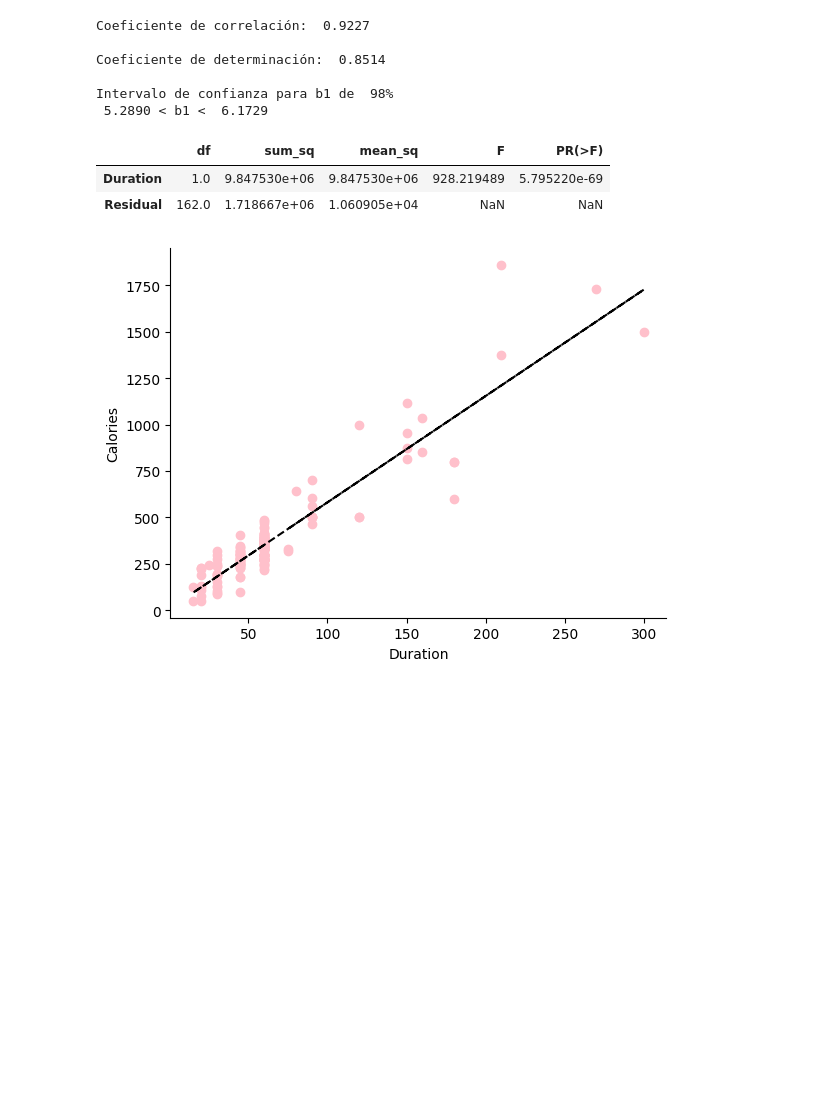
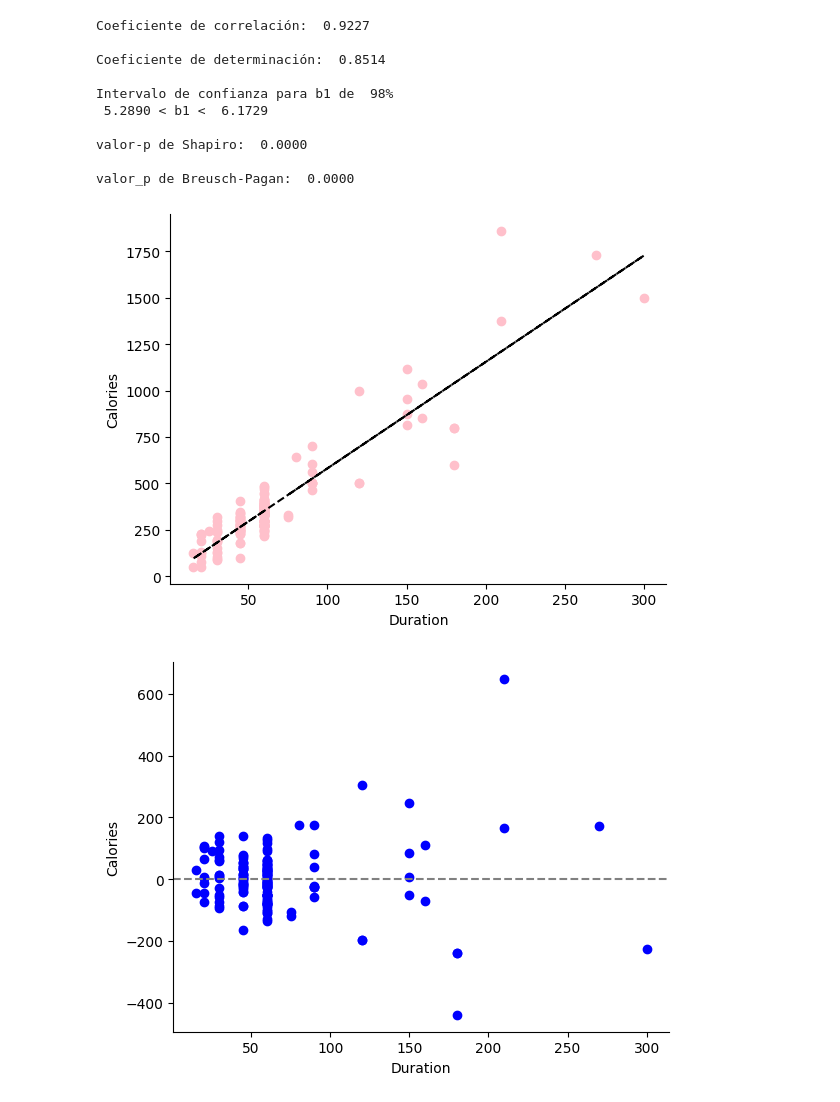
Before and after one commit to Aleman2202/Estadistica-Inferenical-II, a Jupyter notebook: Examen_Practico_Unidad1.ipynb, the cells around one changed output. Cells and saved outputs as stored; diff of their text form; code cells hidden in the pictures; blank space fills up the shorter version.

```diff
--- a/Examen_Practico_Unidad1.ipynb
+++ b/Examen_Practico_Unidad1.ipynb
@@ -1,5 +1,5 @@
 # %%
-#Alemán López Luis Fernando 23150266
+#Aleman Lopez Luis Fernando 23150266
 
 import numpy as np
 import pandas as pd
@@ -41,33 +41,53 @@ print(f'Coeficiente de determinación: {r ** 2: 0.4f}\n')
 
 # Interpretacion de resultados:
 # El coeficiente de correlación con un valor de 0.9227 nos indica que la relación entre las 2 variables es altamente positiva, ya que cuando una aumenta la otra lo hace también.
 
 # El coeficiente de determinación de 0.8514 nos muestra que el 85.14% de la variabilidad de la variable dependiente se debe a su estrecha relación con la variable independiente
 
 nivel_de_confianza = 0.98
 intervalo_de_confianza = modelo.conf_int(alpha = 1 - nivel_de_confianza)
 intervalo_de_confianza_b1 = intervalo_de_confianza.iloc[1]
 print(f'Intervalo de confianza para b1 de {nivel_de_confianza: 0.0%}')
 print(f'{intervalo_de_confianza_b1[0]: 0.4f} < b1 < {intervalo_de_confianza_b1[1]: 0.4f}\n')
 
 
 
 from statsmodels.formula.api import ols
 # Y ~ X
 modelo_2 = ols('Calories ~ Duration', data = df).fit()
 tabla_anova = sm.stats.anova_lm(modelo_2)
 tabla_anova
 
+residuales = modelo.resid
+plt.figure()
+plt.scatter(X, residuales, color = 'blue')
+plt.xlabel('Duration')
+plt.ylabel('Calories')
+ax = plt.gca()
+ax.spines['top'].set_visible(False)
+ax.spines['right'].set_visible(False)
+plt.axhline(y = 0, color = 'gray', linestyle = '--')
+
+from scipy.stats import shapiro
+_, valor_p_sh = shapiro(residuales)
+print(f'valor-p de Shapiro: {valor_p_sh: 0.4f}\n')
+
+from statsmodels.stats.api import het_breuschpagan
+_, valor_p_bp, _, _ = het_breuschpagan(residuales, x_constante)
+print(f'valor_p de Breusch-Pagan: {valor_p_bp: 0.4f}\n')
+
 #El intervalo de confianza del 98% para la pendiente (b1) es 5.2890 < 𝑏1 < 6.1729 lo que indica que por cada unidad que aumenta la variable independiente, la dependiente crece entre 5.2890 y 6.1729 unidades.
 #El ANOVA muestra un F de 928.22 y un p-valor muy pequeño (5.7952e-69), confirmando que la variable independiente influye significativamente en la dependiente.
 # %% [output]
 Coeficiente de correlación:  0.9227
 
 Coeficiente de determinación:  0.8514
 
 Intervalo de confianza para b1 de  98%
  5.2890 < b1 <  6.1729
+
+valor-p de Shapiro:  0.0000
+
+valor_p de Breusch-Pagan:  0.0000
-|  | df | sum_sq | mean_sq | F | PR(>F) |
-| Duration | 1.0 | 9.847530e+06 | 9.847530e+06 | 928.219489 | 5.795220e-69 |
-| Residual | 162.0 | 1.718667e+06 | 1.060905e+04 | NaN | NaN |
 [figure]
+[figure, added]
```
